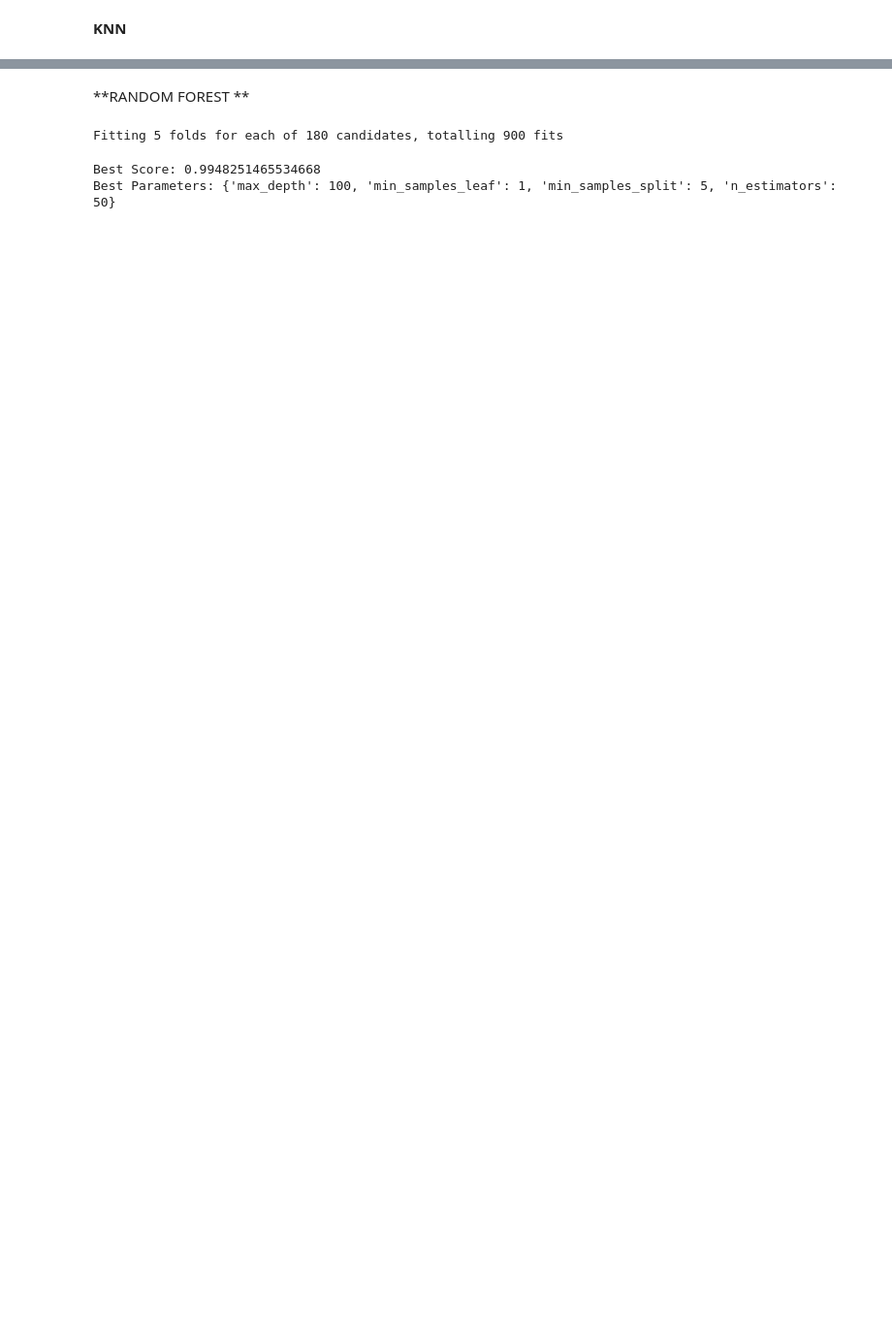
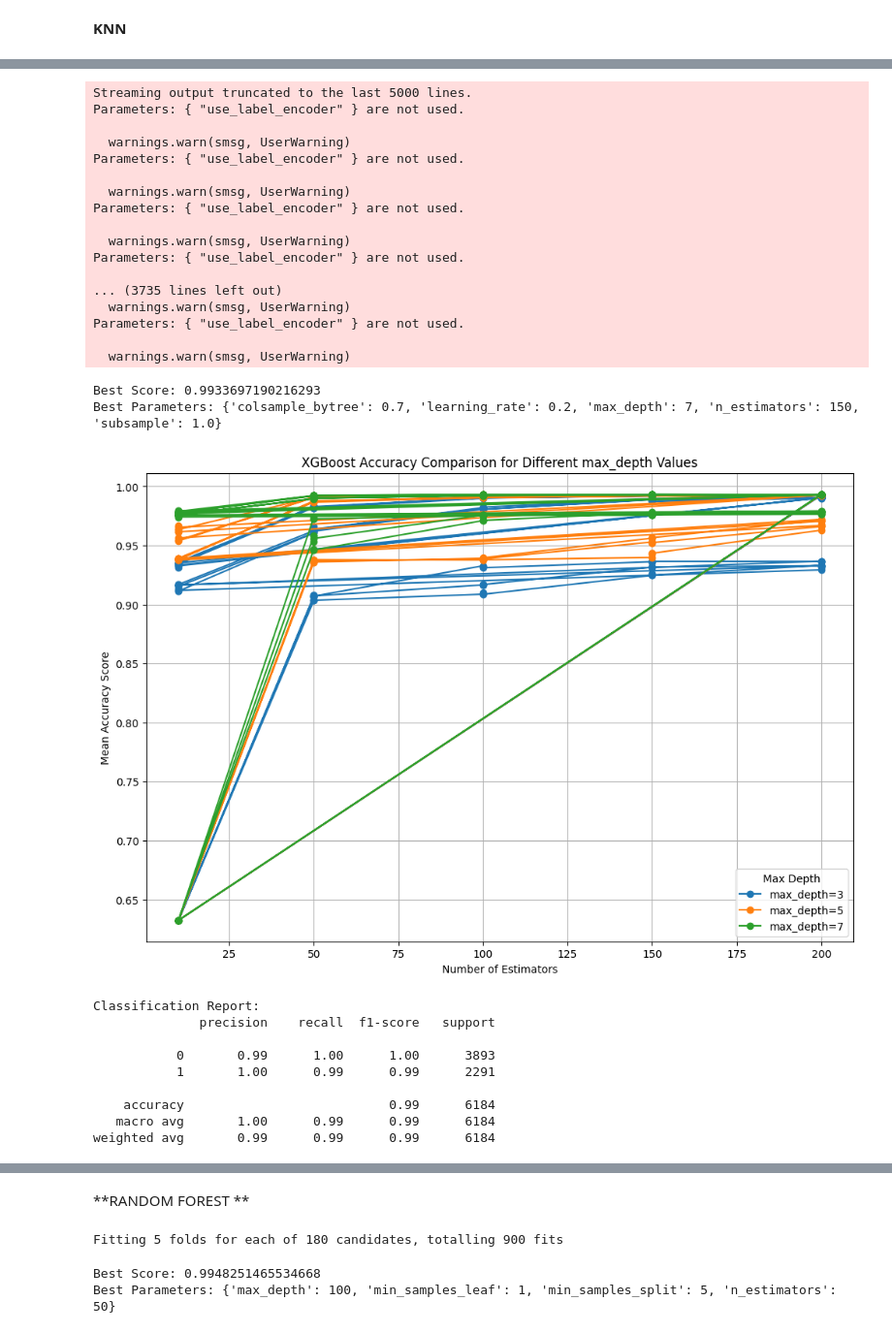
Before and after one commit to bleenee203/IS335.P11---SQLi, a Jupyter notebook: Bigram_+_ML.ipynb, the cells around one changed output, grey strips where cells are left out. Shown: that part at 97% size. Saved outputs shown, nothing was run; the diff lists cells and outputs as text; code cells hidden in the pictures; blank space fills up the shorter version.

```diff
--- a/Bigram_+_ML.ipynb
+++ b/Bigram_+_ML.ipynb
@@ -202,0 +290,51 @@ weighted avg       0.98      0.98      0.98      6184
+# %%
+
+from xgboost import XGBClassifier
+
+xgb_parameters = {
+    'n_estimators': [10, 50, 100, 150, 200],
+    'max_depth': [3, 5, 7],
+    'learning_rate': [0.01, 0.1, 0.2],
+    'subsample': [0.7, 0.8, 1.0],
+    'colsample_bytree': [0.7, 0.8, 1.0]
+}
+
+xgb = XGBClassifier(use_label_encoder=False, eval_metric='logloss')
+
+grid = GridSearchCV(estimator=xgb, param_grid=xgb_parameters, scoring='accuracy', verbose=1, cv=5)
+grid.fit(X_train, y_train)
+
+print("Best Score: " + str(grid.best_score_))
+print("Best Parameters: " + str(grid.best_params_))
+
+results = pd.DataFrame(grid.cv_results_)
+results_summary = results[['param_n_estimators', 'param_max_depth', 'param_learning_rate',
+                           'param_subsample', 'param_colsample_bytree', 'mean_test_score', 'std_test_score']]
+results_summary_sorted = results_summary.sort_values(by='mean_test_score', ascending=False)
+results_summary_sorted
+
+plt.figure(figsize=(12, 8))
+for depth in xgb_parameters['max_depth']:
+    subset = results_summary[results_summary['param_max_depth'] == depth]
+    plt.plot(subset['param_n_estimators'], subset['mean_test_score'], '-o', label=f'max_depth={depth}')
+
+plt.xlabel('Number of Estimators')
+plt.ylabel('Mean Accuracy Score')
+plt.title('XGBoost Accuracy Comparison for Different max_depth Values')
+plt.legend(title='Max Depth')
+plt.grid(True)
+plt.show()
+
+y_pred = grid.predict(X_test)
+conf_matrix = confusion_matrix(y_test, y_pred)
+print("Classification Report:")
+print(classification_report(y_test, y_pred))
+
+plt.figure(figsize=(8, 6))
+sns.heatmap(conf_matrix, annot=True, fmt='d', cmap='Blues', cbar=False,
+            xticklabels=['Class 0', 'Class 1'], yticklabels=['Class 0', 'Class 1'])
+plt.xlabel('Predicted Label')
+plt.ylabel('True Label')
+plt.title('Bigram + XGBoost')
+plt.show()
+# %% [output]
@@ -202,0 +342,29 @@ weighted avg       0.98      0.98      0.98      6184
+Streaming output truncated to the last 5000 lines.
+Parameters: { "use_label_encoder" } are not used.
+
+  warnings.warn(smsg, UserWarning)
+Parameters: { "use_label_encoder" } are not used.
+
+  warnings.warn(smsg, UserWarning)
+Parameters: { "use_label_encoder" } are not used.
+
+  warnings.warn(smsg, UserWarning)
+Parameters: { "use_label_encoder" } are not used.
+
+... (3735 lines left out)
+  warnings.warn(smsg, UserWarning)
+Parameters: { "use_label_encoder" } are not used.
+
+  warnings.warn(smsg, UserWarning)
+Best Score: 0.9933697190216293
+Best Parameters: {'colsample_bytree': 0.7, 'learning_rate': 0.2, 'max_depth': 7, 'n_estimators': 150, 'subsample': 1.0}
+[figure, added]
+Classification Report:
+              precision    recall  f1-score   support
+
+           0       0.99      1.00      1.00      3893
+           1       1.00      0.99      0.99      2291
+
+    accuracy                           0.99      6184
+   macro avg       1.00      0.99      0.99      6184
+weighted avg       0.99      0.99      0.99      6184
```
Also changed, not shown: parts of 26 cells of this notebook, 1 other file.
